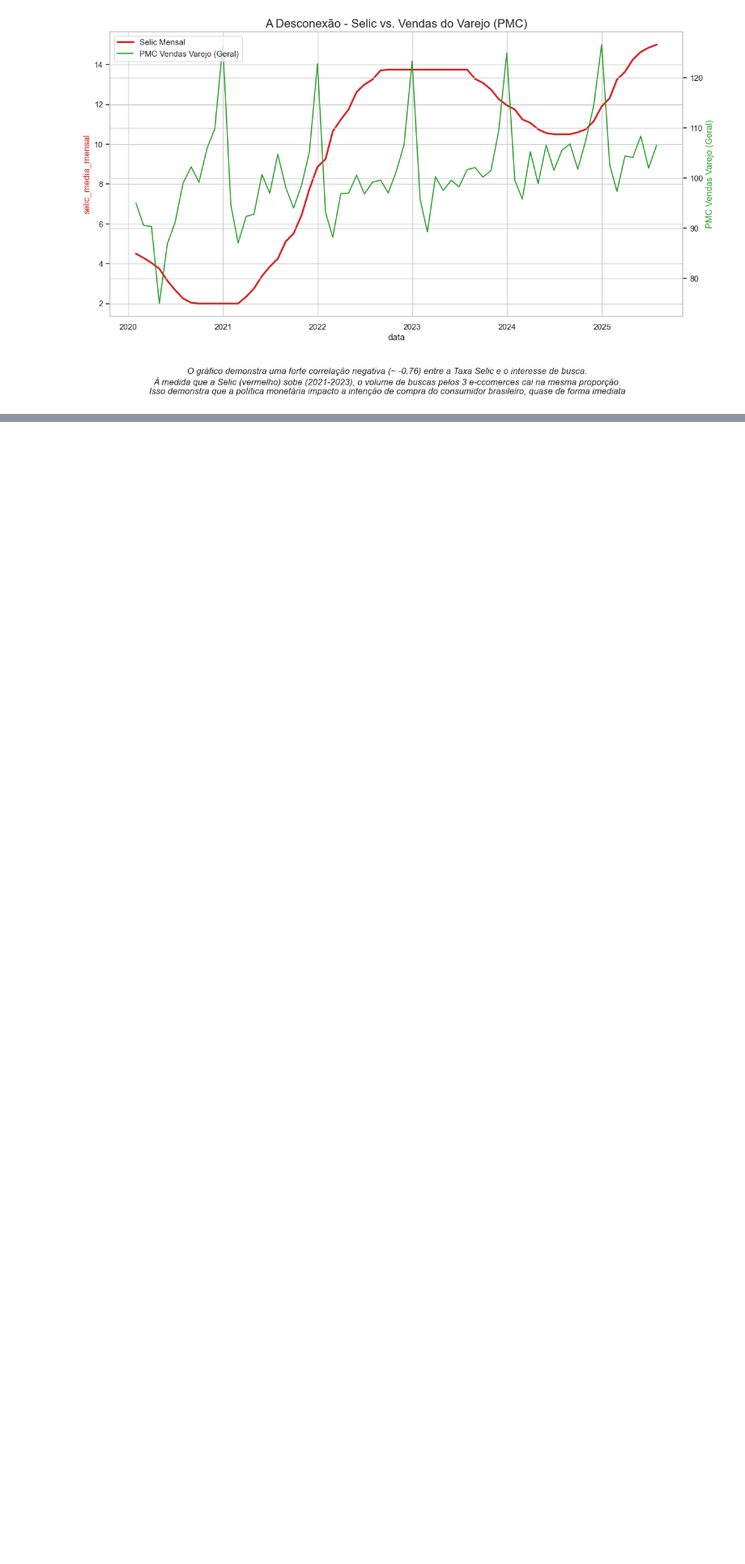
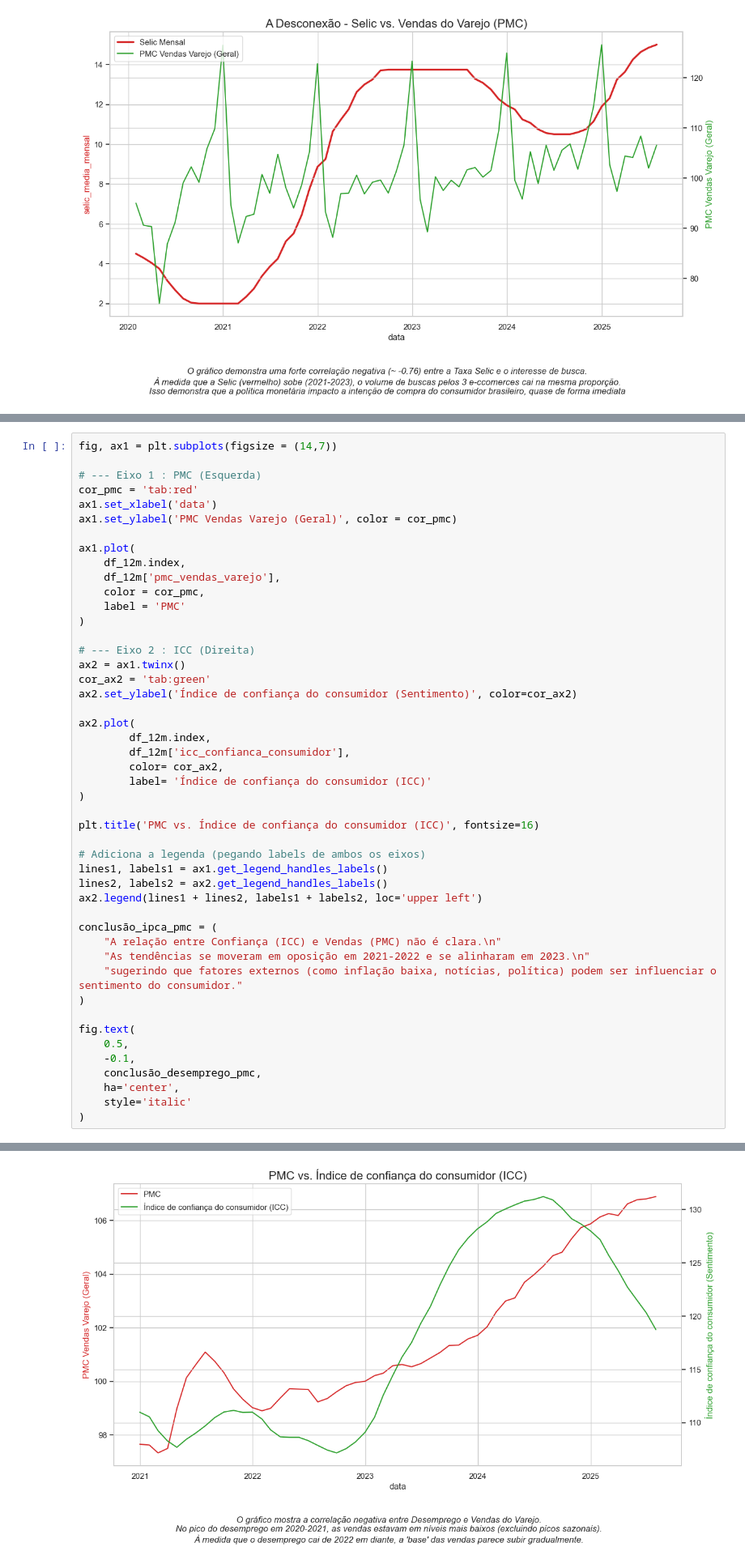
Before and after one commit to ThiagoPBorges/E-commerce-Macroeconomia-BR, a Jupyter notebook: notebooks_/03_exploratory_data_analysis.ipynb, the cells around one changed output, grey strips where cells are left out. Shown at 81% size. Drawn from its saved outputs; the diff is of its cells as text; blank space fills up the shorter version.

```diff
--- a/notebooks_/03_exploratory_data_analysis.ipynb
+++ b/notebooks_/03_exploratory_data_analysis.ipynb
@@ -277,0 +386,48 @@ Text(0.5, -0.1, "O gráfico mostra a correlação negativa entre Desemprego e Ve
+# %%
+fig, ax1 = plt.subplots(figsize = (14,7))
+
+# --- Eixo 1 : PMC (Esquerda)
+cor_pmc = 'tab:red'
+ax1.set_xlabel('data')
+ax1.set_ylabel('PMC Vendas Varejo (Geral)', color = cor_pmc)
+
+ax1.plot(
+    df_12m.index,
+    df_12m['pmc_vendas_varejo'],
+    color = cor_pmc,
+    label = 'PMC'
+)
+
+# --- Eixo 2 : ICC (Direita)
+ax2 = ax1.twinx()
+cor_ax2 = 'tab:green'
+ax2.set_ylabel('Índice de confiança do consumidor (Sentimento)', color=cor_ax2)
+
+ax2.plot(
+        df_12m.index,
+        df_12m['icc_confianca_consumidor'],
+        color= cor_ax2,
+        label= 'Índice de confiança do consumidor (ICC)'
+)
+
+plt.title('PMC vs. Índice de confiança do consumidor (ICC)', fontsize=16)
+
+# Adiciona a legenda (pegando labels de ambos os eixos)
+lines1, labels1 = ax1.get_legend_handles_labels()
+lines2, labels2 = ax2.get_legend_handles_labels()
+ax2.legend(lines1 + lines2, labels1 + labels2, loc='upper left')
+
+conclusão_ipca_pmc = (
+    "A relação entre Confiança (ICC) e Vendas (PMC) não é clara.\n"
+    "As tendências se moveram em oposição em 2021-2022 e se alinharam em 2023.\n"
+    "sugerindo que fatores externos (como inflação baixa, notícias, política) podem ser influenciar o sentimento do consumidor."
+)
+
+fig.text(
+    0.5,
+    -0.1,
+    conclusão_desemprego_pmc,
+    ha='center',
+    style='italic'
+)
+# %% [output]
@@ -277,0 +435 @@ Text(0.5, -0.1, "O gráfico mostra a correlação negativa entre Desemprego e Ve
+[figure, added]
```
Also changed, not shown: parts of 6 cells of this notebook.
